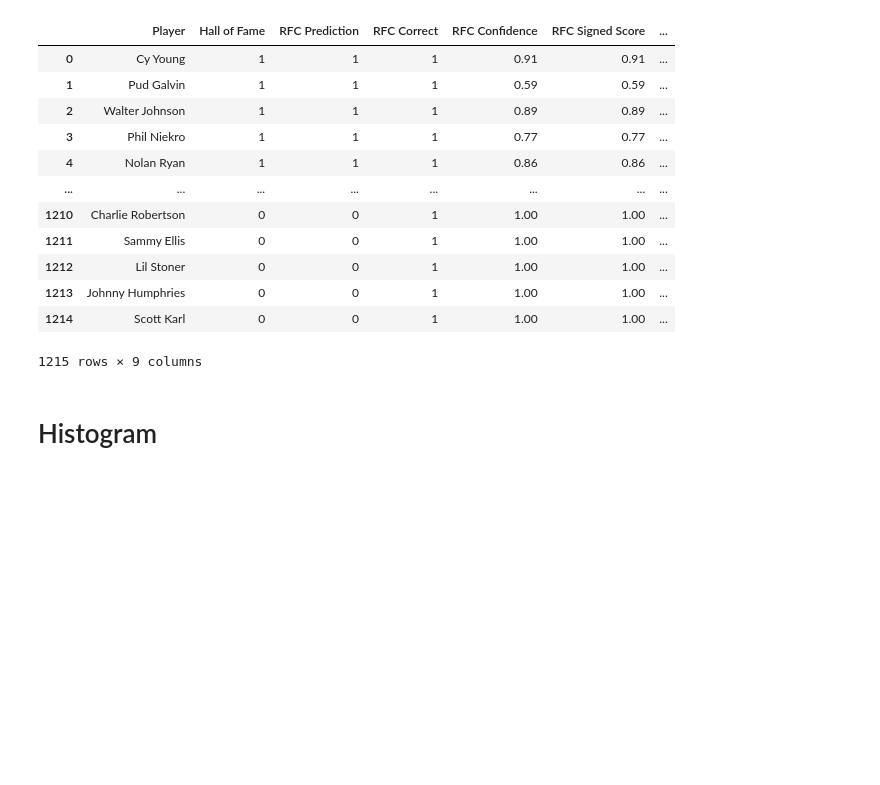
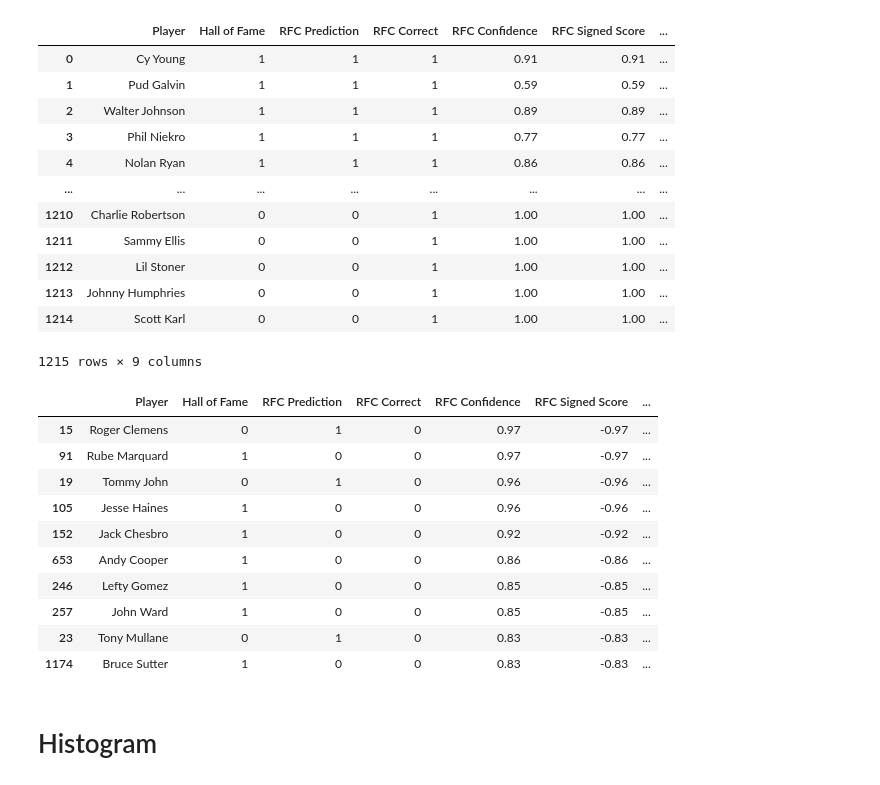
Before and after one commit to matthewcavanaugh96/magnimind, a Jupyter notebook: Capstone/Capstone MLB Pitching/Part 3c Random Forest Classifier.ipynb, the cells around one changed output. Cells and saved outputs as stored; diff of their text form; code cells hidden in the pictures; blank space fills up the shorter version.

Commit message:
Experimenting with prediction scores

```diff
--- a/Capstone/Capstone MLB Pitching/Part 3c Random Forest Classifier.ipynb
+++ b/Capstone/Capstone MLB Pitching/Part 3c Random Forest Classifier.ipynb
@@ -171,6 +170,20 @@ rfc_cv_results
 | 1213 | Johnny Humphries | 0 | 0 | 1 | 1.00 | 1.00 | ... |
 | 1214 | Scott Karl | 0 | 0 | 1 | 1.00 | 1.00 | ... |
 1215 rows × 9 columns
+# %%
+rfc_cv_results.nsmallest(10, 'RFC Rescaled [0,1]')
+# %% [output]
+|  | Player | Hall of Fame | RFC Prediction | RFC Correct | RFC Confidence | RFC Signed Score | ... |
+| 15 | Roger Clemens | 0 | 1 | 0 | 0.97 | -0.97 | ... |
+| 91 | Rube Marquard | 1 | 0 | 0 | 0.97 | -0.97 | ... |
+| 19 | Tommy John | 0 | 1 | 0 | 0.96 | -0.96 | ... |
+| 105 | Jesse Haines | 1 | 0 | 0 | 0.96 | -0.96 | ... |
+| 152 | Jack Chesbro | 1 | 0 | 0 | 0.92 | -0.92 | ... |
+| 653 | Andy Cooper | 1 | 0 | 0 | 0.86 | -0.86 | ... |
+| 246 | Lefty Gomez | 1 | 0 | 0 | 0.85 | -0.85 | ... |
+| 257 | John Ward | 1 | 0 | 0 | 0.85 | -0.85 | ... |
+| 23 | Tony Mullane | 0 | 1 | 0 | 0.83 | -0.83 | ... |
+| 1174 | Bruce Sutter | 1 | 0 | 0 | 0.83 | -0.83 | ... |
 # %% [markdown]
 # Histogram
 # %%
```
Also changed, not shown: parts of 1 cell of this notebook, 3 other files.
